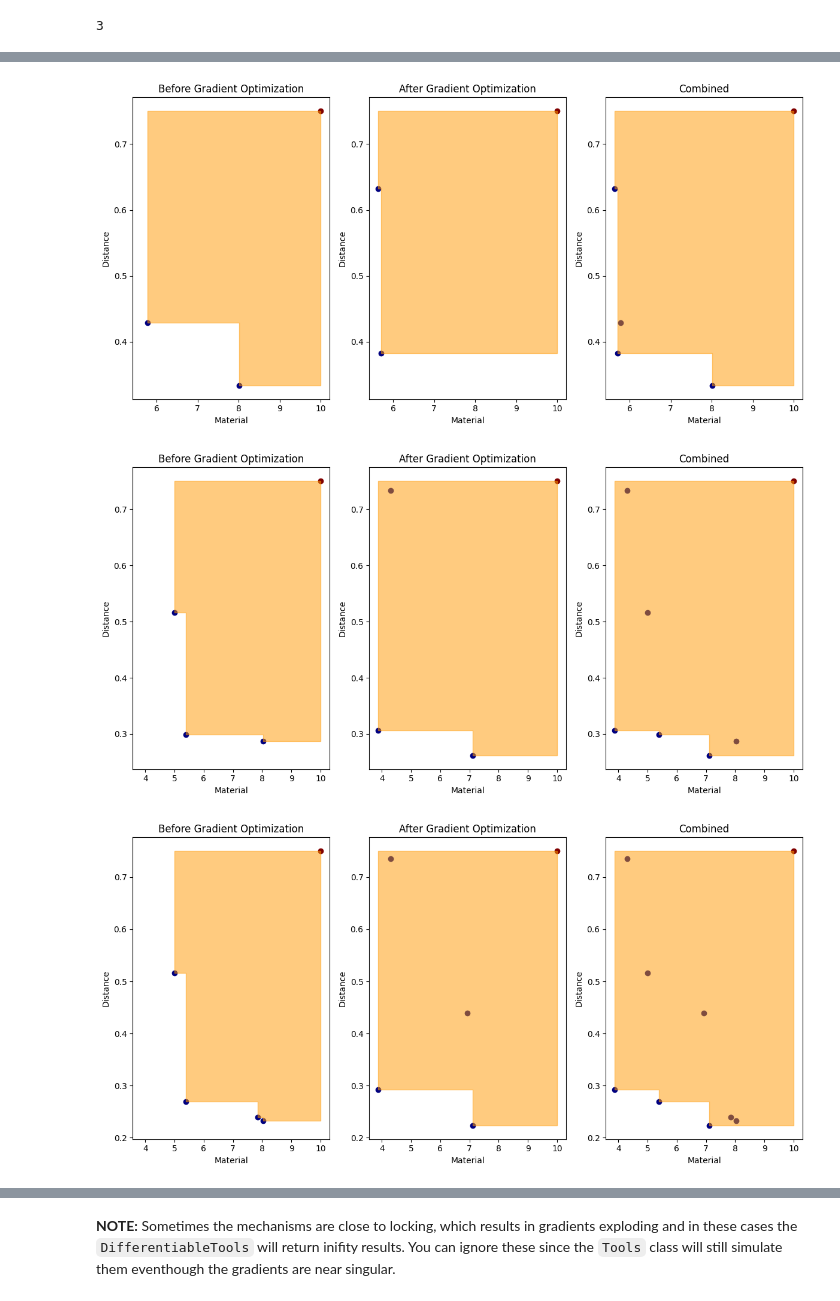
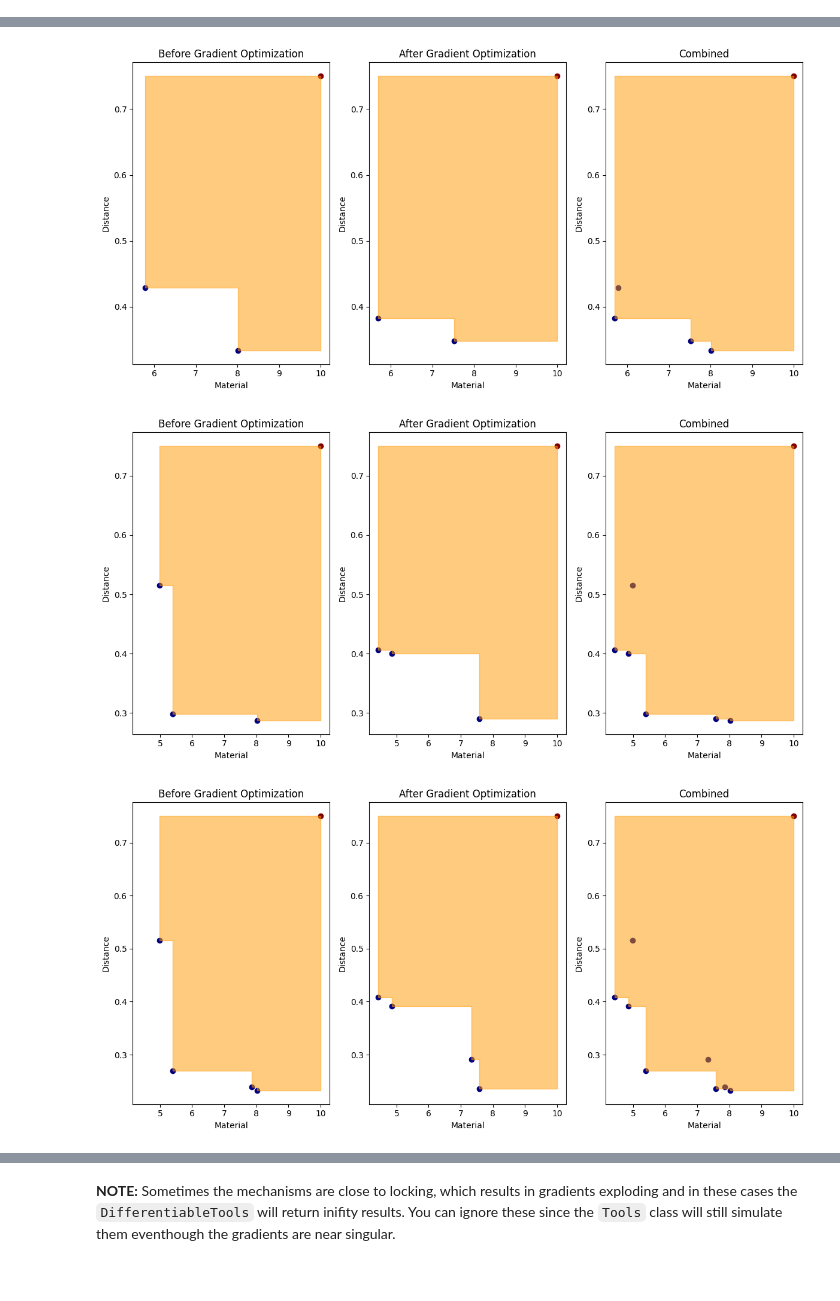
Before and after one commit to PatrykPrezyna/2155-Optimization-Challenge-Problem, a Jupyter notebook: Advanced_Starter_Notebook.ipynb, the cells around one changed output, grey strips where cells are left out. Drawn from its saved outputs; the diff is of its cells as text; code cells hidden in the pictures.

```diff
--- a/Advanced_Starter_Notebook.ipynb
+++ b/Advanced_Starter_Notebook.ipynb
@@ -164,7 +164,6 @@ curve_engine = CurveEngine(device='cpu')
 # from pymoo.algorithms.moo.rnsga2 import RNSGA2
 
 ''' INIT '''
-from utils.mechanism_io import load_mechanisms
 from utils.mechanism_io import load_mechanisms, save_mechanisms
 
 ''' INIT End '''
@@ -172,21 +171,25 @@ from utils.mechanism_io import load_mechanisms, save_mechanisms
 
 ''' Setup '''
 NUM_OF_NODES = 7
-NUM_OF_MECH = 100
+NUM_OF_MECH = 1000
 NUM_INIT_MECH = NUM_OF_MECH*100
-NUM_OF_GENERATIONS = 10
+NUM_OF_GENERATIONS = 1000
 
 ONLY_FIRST_CURVE = False
 if ONLY_FIRST_CURVE:
         curves = [0]
 else:
         curves = range(target_curves.shape[0])
+
+TAKE_RANDOM = True
+if TAKE_RANDOM:
+    file_name= f'Random_nodes_{NUM_OF_NODES}_mech_{NUM_OF_MECH}_of_{NUM_INIT_MECH}'
 ''' Setup End '''
 
 results = []
 for curve_index in curves:
-        file_name= f'Random_nodes_{NUM_OF_NODES}_mech_{NUM_OF_MECH}_of_{NUM_INIT_MECH}'
         mechanisms = load_mechanisms(f'{file_name}_curve_{curve_index}.npy')
+        print("Input file:", f'{file_name}_curve_{curve_index}.npy', "numer of mechanisms:", len(mechanisms))
 
         problem = mechanism_synthesis_optimization(target_curves[curve_index], N=NUM_OF_NODES)
 
@@ -297,8 +300,6 @@ Random_nodes_7_mech_100_of_10000
 [figure]
 # %%
 print(len(mechanisms))
-# %% [output]
-3
 # %%
 # Gradient Descent Optimization (material)
 ''' INIT '''
@@ -314,7 +315,7 @@ differentiable_optimization_tools.compile() # compile the functions for faster r
 
 ''' Setup '''
 STEP_SIZE = 4e-4
-NUM_OF_STEPS = 100 #default 1000
+NUM_OF_STEPS = 1000 #default 1000
 ''' Setup End '''
 
 
@@ -326,7 +327,8 @@ for curve_index in curves:
     motors = []
     #mechanisms = load_mechanisms(f'mechanisms_curve_{curve_index}_nodes_{NUM_OF_NODES}_mech_{NUM_OF_MECH}.npy')
     mechanisms = load_mechanisms(f'{file_name}_curve_{curve_index}.npy')
-
+    print("Input file:", f'{file_name}_curve_{curve_index}.npy', "numer of mechanisms:", len(mechanisms))
+    # print(mechanisms)
     for mech in mechanisms:
         x0s.append(mech['x0'])
         edges.append(mech['edges'])
@@ -446,18 +448,20 @@ for curve_index in curves:
     # WRITE TO FILE
     mechanisms = []
     mech = {}
-    for i in range(len(x0s)):
+    for i in range(len(combined_x0s)):
         mech = {
-                'x0': x0s[i],
-                'edges': edges[i],
-                'fixed_joints': fixed_joints[i],
-                'motor': motor,
+                'x0': combined_x0s[i],
+                'edges': combined_edges[i],
+                'fixed_joints': combined_fixed_joints[i],
+                'motor': combined_motors[i],
                 #'target_joint': target_idx[i]
             }
         mechanisms.append(mech)
 
     file_name_temp = f'GD_material_nodes_{NUM_OF_NODES}_mech_{NUM_OF_MECH}_STEP_SIZE_{STEP_SIZE}_NUM_OF_STEPS_{NUM_OF_STEPS}'
+
     save_mechanisms(mechanisms, f'{file_name_temp}_curve_{curve_index}.npy', overwrite=True)
+    # print(mechanisms)
     print(file_name)
 
 file_name = file_name_temp
@@ -490,3 +494,3 @@ GD_nodes_7_mech_100_STEP_SIZE_0.0004_NUM_OF_STEPS_1000
-[figure, old version]
+[figure, new version]
-[figure, old version]
+[figure, new version]
-[figure, old version]
+[figure, new version]
```
Also changed, not shown: parts of 16 cells of this notebook, 13 other files.
